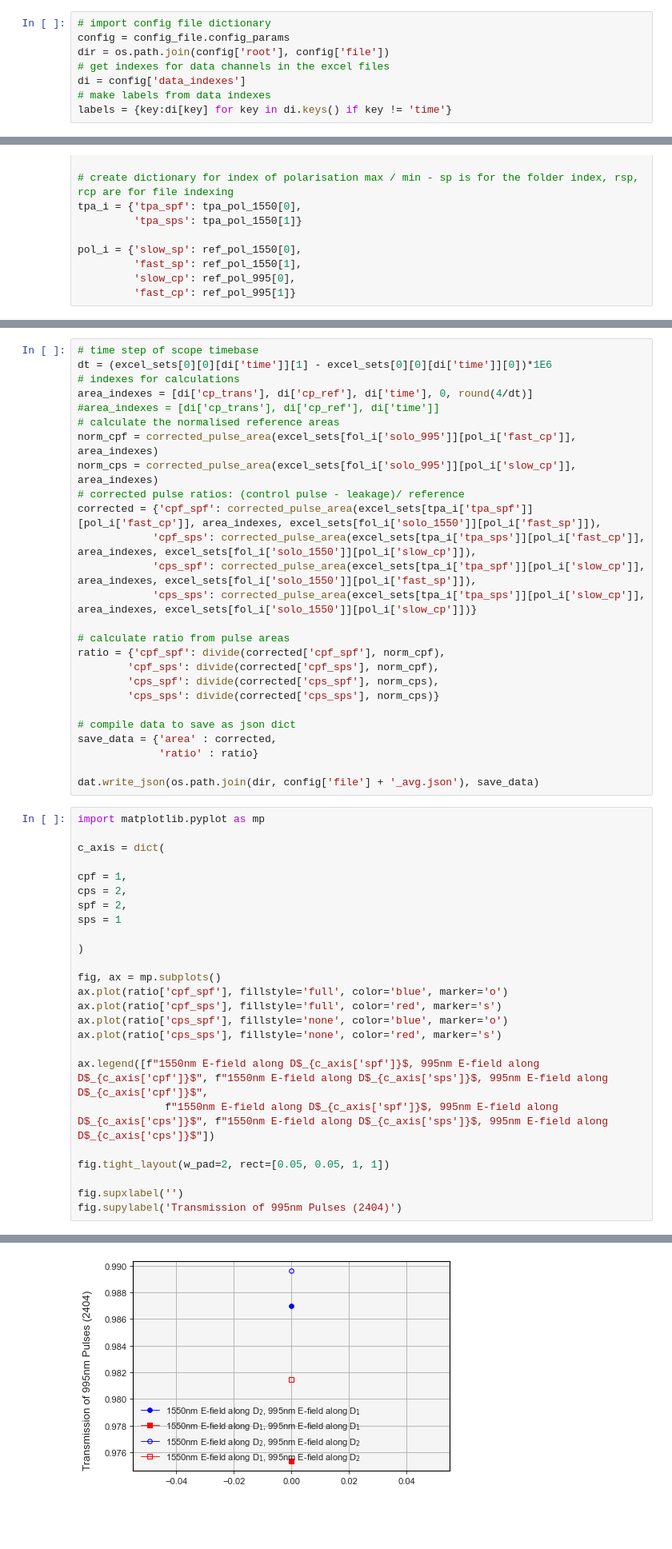
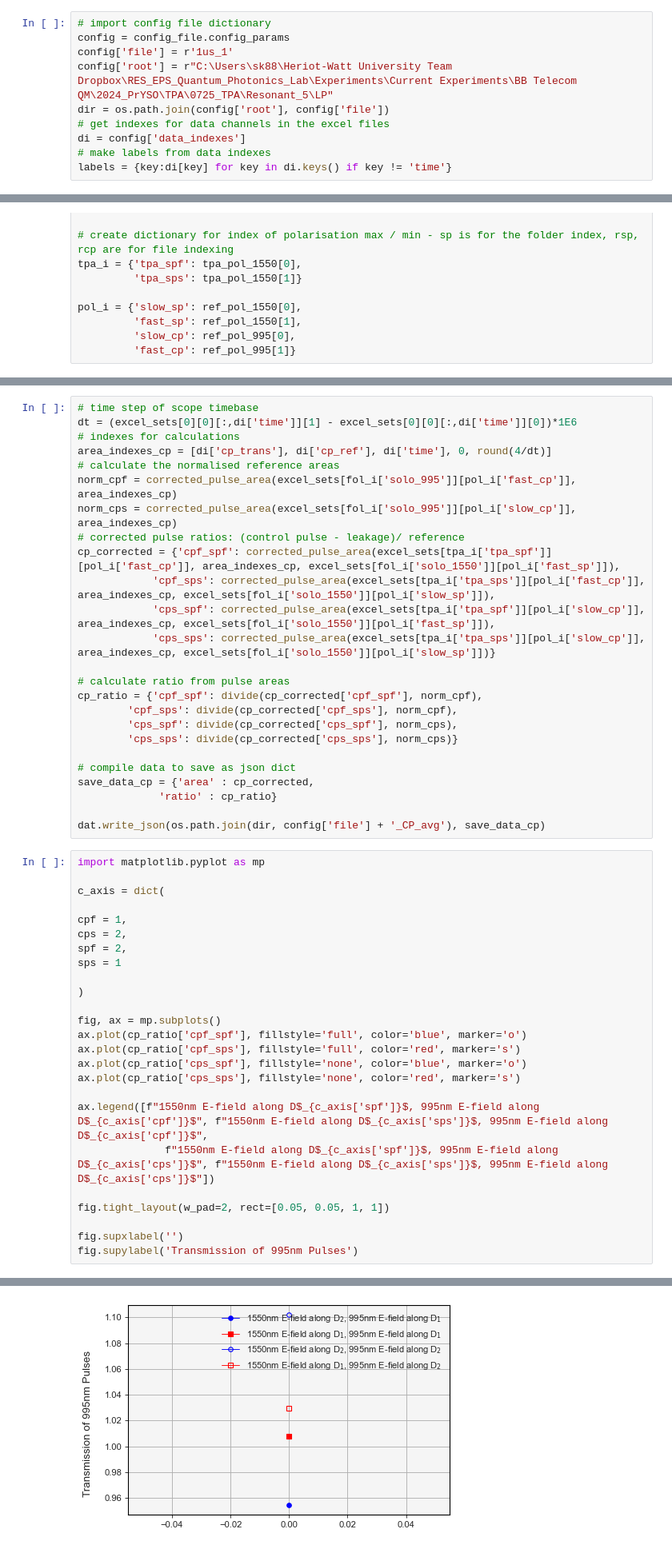
Before and after one commit to SMK-UK/TPA, a Jupyter notebook: main_new.ipynb, the cells around one changed output, grey strips where cells are left out. Shown at 80% size. Saved outputs shown, nothing was run; the diff lists cells and outputs as text; blank space fills up the shorter version.

```diff
--- a/main_new.ipynb
+++ b/main_new.ipynb
@@ -14,6 +14,8 @@ import os
 # %%
 # import config file dictionary
 config = config_file.config_params
+config['file'] = r'1us_1'
+config['root'] = r"C:\Users\sk88\Heriot-Watt University Team Dropbox\RES_EPS_Quantum_Photonics_Lab\Experiments\Current Experiments\BB Telecom QM\2024_PrYSO\TPA\0725_TPA\Resonant_5\LP"
 dir = os.path.join(config['root'], config['file'])
 # get indexes for data channels in the excel files
 di = config['data_indexes']
@@ -87,29 +89,28 @@ print(name)
 # %%
 # time step of scope timebase
-dt = (excel_sets[0][0][di['time']][1] - excel_sets[0][0][di['time']][0])*1E6
+dt = (excel_sets[0][0][:,di['time']][1] - excel_sets[0][0][:,di['time']][0])*1E6
 # indexes for calculations
-area_indexes = [di['cp_trans'], di['cp_ref'], di['time'], 0, round(4/dt)]
-#area_indexes = [di['cp_trans'], di['cp_ref'], di['time']]
+area_indexes_cp = [di['cp_trans'], di['cp_ref'], di['time'], 0, round(4/dt)]
 # calculate the normalised reference areas
-norm_cpf = corrected_pulse_area(excel_sets[fol_i['solo_995']][pol_i['fast_cp']], area_indexes)
-norm_cps = corrected_pulse_area(excel_sets[fol_i['solo_995']][pol_i['slow_cp']], area_indexes)
+norm_cpf = corrected_pulse_area(excel_sets[fol_i['solo_995']][pol_i['fast_cp']], area_indexes_cp)
+norm_cps = corrected_pulse_area(excel_sets[fol_i['solo_995']][pol_i['slow_cp']], area_indexes_cp)
 # corrected pulse ratios: (control pulse - leakage)/ reference
-corrected = {'cpf_spf': corrected_pulse_area(excel_sets[tpa_i['tpa_spf']][pol_i['fast_cp']], area_indexes, excel_sets[fol_i['solo_1550']][pol_i['fast_sp']]),
-            'cpf_sps': corrected_pulse_area(excel_sets[tpa_i['tpa_sps']][pol_i['fast_cp']], area_indexes, excel_sets[fol_i['solo_1550']][pol_i['slow_cp']]),
-            'cps_spf': corrected_pulse_area(excel_sets[tpa_i['tpa_spf']][pol_i['slow_cp']], area_indexes, excel_sets[fol_i['solo_1550']][pol_i['fast_sp']]),
-            'cps_sps': corrected_pulse_area(excel_sets[tpa_i['tpa_sps']][pol_i['slow_cp']], area_indexes, excel_sets[fol_i['solo_1550']][pol_i['slow_cp']])}
+cp_corrected = {'cpf_spf': corrected_pulse_area(excel_sets[tpa_i['tpa_spf']][pol_i['fast_cp']], area_indexes_cp, excel_sets[fol_i['solo_1550']][pol_i['fast_sp']]),
+            'cpf_sps': corrected_pulse_area(excel_sets[tpa_i['tpa_sps']][pol_i['fast_cp']], area_indexes_cp, excel_sets[fol_i['solo_1550']][pol_i['slow_sp']]),
+            'cps_spf': corrected_pulse_area(excel_sets[tpa_i['tpa_spf']][pol_i['slow_cp']], area_indexes_cp, excel_sets[fol_i['solo_1550']][pol_i['fast_sp']]),
+            'cps_sps': corrected_pulse_area(excel_sets[tpa_i['tpa_sps']][pol_i['slow_cp']], area_indexes_cp, excel_sets[fol_i['solo_1550']][pol_i['slow_sp']])}
 
 # calculate ratio from pulse areas
-ratio = {'cpf_spf': divide(corrected['cpf_spf'], norm_cpf),
-        'cpf_sps': divide(corrected['cpf_sps'], norm_cpf),
-        'cps_spf': divide(corrected['cps_spf'], norm_cps),
-        'cps_sps': divide(corrected['cps_sps'], norm_cps)}
+cp_ratio = {'cpf_spf': divide(cp_corrected['cpf_spf'], norm_cpf),
+        'cpf_sps': divide(cp_corrected['cpf_sps'], norm_cpf),
+        'cps_spf': divide(cp_corrected['cps_spf'], norm_cps),
+        'cps_sps': divide(cp_corrected['cps_sps'], norm_cps)}
 
 # compile data to save as json dict
-save_data = {'area' : corrected,
-             'ratio' : ratio}
+save_data_cp = {'area' : cp_corrected,
+             'ratio' : cp_ratio}
 
-dat.write_json(os.path.join(dir, config['file'] + '_avg.json'), save_data)
+dat.write_json(os.path.join(dir, config['file'] + '_CP_avg'), save_data_cp)
 # %%
 import matplotlib.pyplot as mp
 
@@ -123,10 +124,10 @@ sps = 1
 )
 
 fig, ax = mp.subplots()
-ax.plot(ratio['cpf_spf'], fillstyle='full', color='blue', marker='o')
-ax.plot(ratio['cpf_sps'], fillstyle='full', color='red', marker='s')
-ax.plot(ratio['cps_spf'], fillstyle='none', color='blue', marker='o')
-ax.plot(ratio['cps_sps'], fillstyle='none', color='red', marker='s')
+ax.plot(cp_ratio['cpf_spf'], fillstyle='full', color='blue', marker='o')
+ax.plot(cp_ratio['cpf_sps'], fillstyle='full', color='red', marker='s')
+ax.plot(cp_ratio['cps_spf'], fillstyle='none', color='blue', marker='o')
+ax.plot(cp_ratio['cps_sps'], fillstyle='none', color='red', marker='s')
 
 ax.legend([f"1550nm E-field along D$_{c_axis['spf']}$, 995nm E-field along D$_{c_axis['cpf']}$", f"1550nm E-field along D$_{c_axis['sps']}$, 995nm E-field along D$_{c_axis['cpf']}$",
               f"1550nm E-field along D$_{c_axis['spf']}$, 995nm E-field along D$_{c_axis['cps']}$", f"1550nm E-field along D$_{c_axis['sps']}$, 995nm E-field along D$_{c_axis['cps']}$"])
@@ -134,5 +135,5 @@ ax.legend([f"1550nm E-field along D$_{c_axis['spf']}$, 995nm E-field along D$_{c
 fig.tight_layout(w_pad=2, rect=[0.05, 0.05, 1, 1])
 
 fig.supxlabel('')
-fig.supylabel('Transmission of 995nm Pulses (2404)')
+fig.supylabel('Transmission of 995nm Pulses')
 # %% [output]
@@ -140 +141 @@ Text(0.02, 0.5, 'Transmission of 995nm Pulses (2404)')
-[figure, old version]
+[figure, new version]
```
Also changed, not shown: parts of 7 cells of this notebook, 3 other files.
